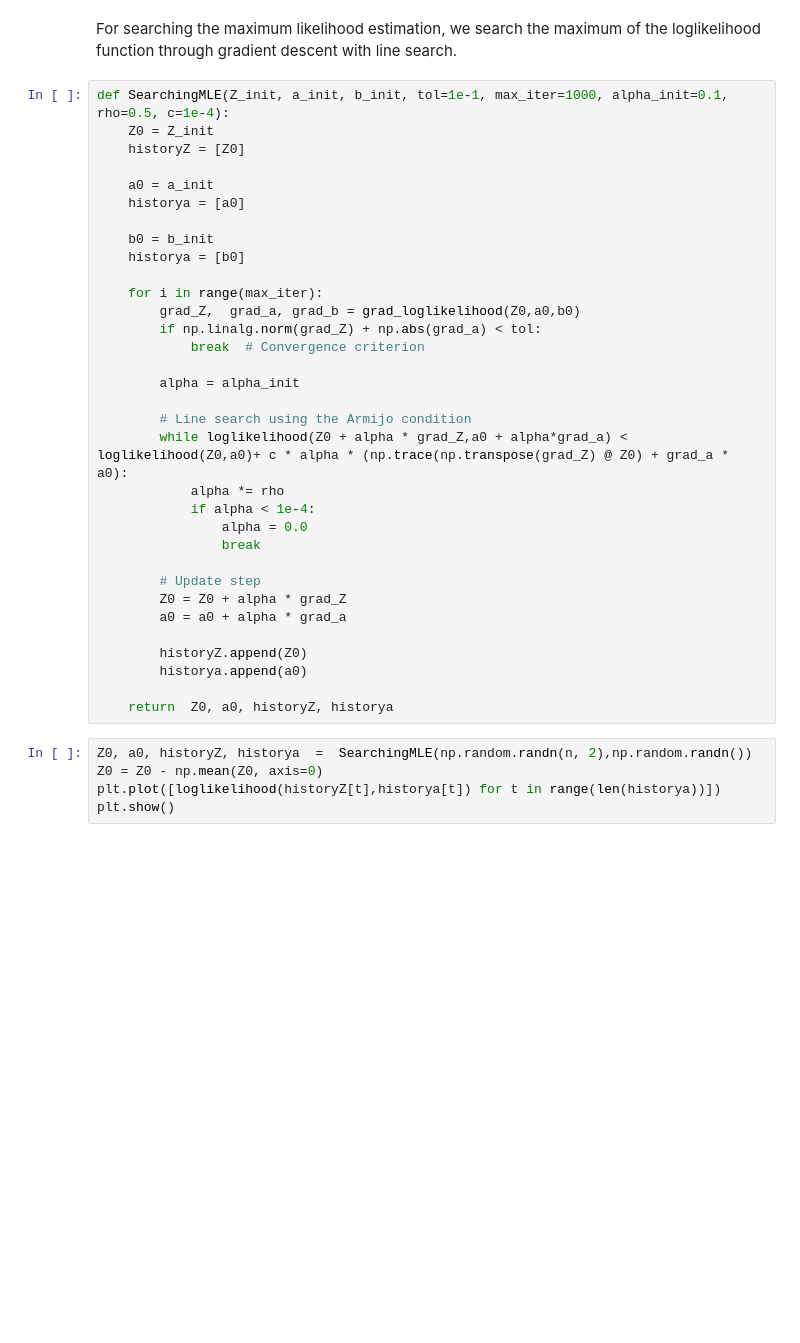
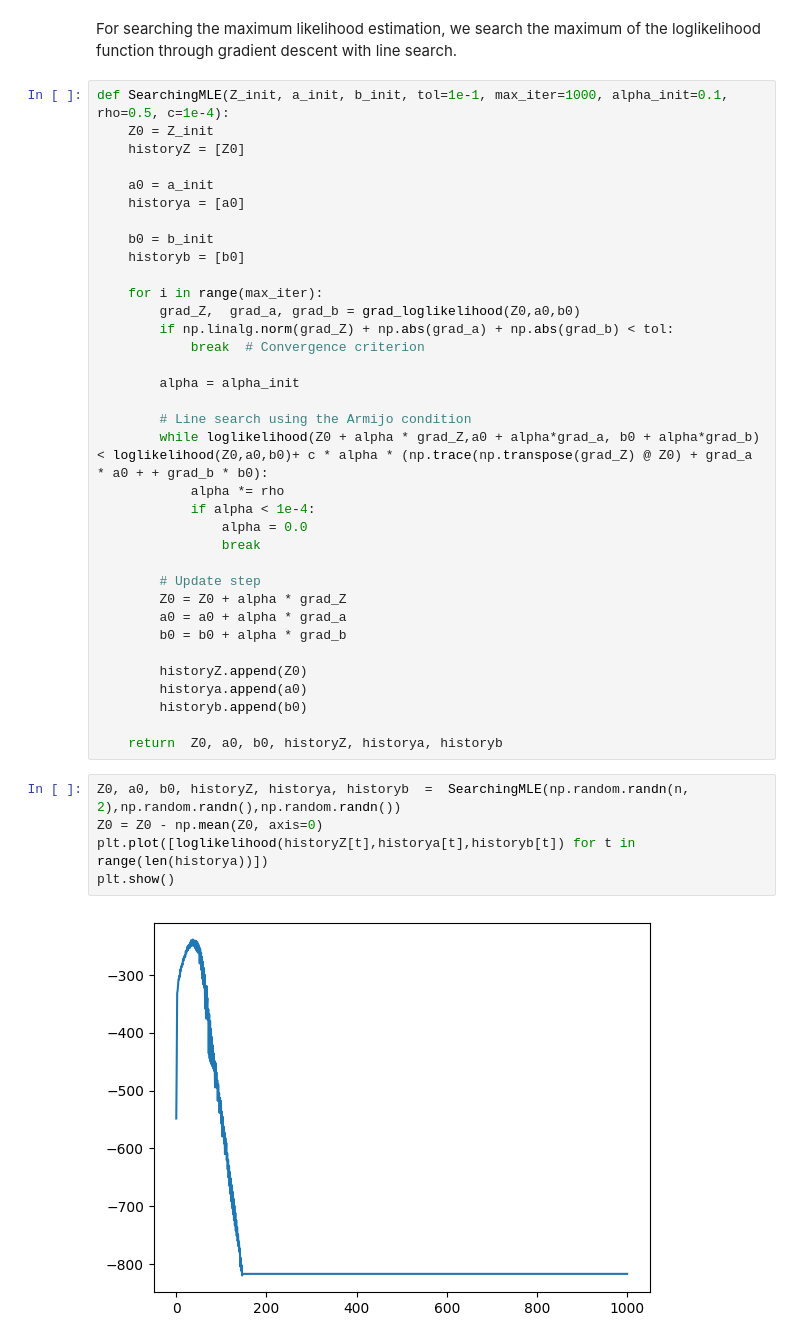
Before and after one commit to cnosa/LatentSpaces_Network_Manifold, a Jupyter notebook: ToyExample.ipynb, the cells around one changed output. Drawn from its saved outputs; the diff is of its cells as text; blank space fills up the shorter version.

```diff
--- a/ToyExample.ipynb
+++ b/ToyExample.ipynb
@@ -160,17 +161,17 @@ def SearchingMLE(Z_init, a_init, b_init, tol=1e-1, max_iter=1000, alpha_init=0.1
     historya = [a0]
 
     b0 = b_init
-    historya = [b0]
+    historyb = [b0]
 
     for i in range(max_iter):
         grad_Z,  grad_a, grad_b = grad_loglikelihood(Z0,a0,b0)
-        if np.linalg.norm(grad_Z) + np.abs(grad_a) < tol:
+        if np.linalg.norm(grad_Z) + np.abs(grad_a) + np.abs(grad_b) < tol:
             break  # Convergence criterion
 
         alpha = alpha_init
 
         # Line search using the Armijo condition
-        while loglikelihood(Z0 + alpha * grad_Z,a0 + alpha*grad_a) < loglikelihood(Z0,a0)+ c * alpha * (np.trace(np.transpose(grad_Z) @ Z0) + grad_a * a0):
+        while loglikelihood(Z0 + alpha * grad_Z,a0 + alpha*grad_a, b0 + alpha*grad_b) < loglikelihood(Z0,a0,b0)+ c * alpha * (np.trace(np.transpose(grad_Z) @ Z0) + grad_a * a0 + + grad_b * b0):
             alpha *= rho
             if alpha < 1e-4:
                 alpha = 0.0
@@ -179,13 +180,17 @@ def SearchingMLE(Z_init, a_init, b_init, tol=1e-1, max_iter=1000, alpha_init=0.1
         # Update step
         Z0 = Z0 + alpha * grad_Z
         a0 = a0 + alpha * grad_a
+        b0 = b0 + alpha * grad_b
 
         historyZ.append(Z0)
         historya.append(a0)
+        historyb.append(b0)
 
-    return  Z0, a0, historyZ, historya
+    return  Z0, a0, b0, historyZ, historya, historyb
 # %%
-Z0, a0, historyZ, historya  =  SearchingMLE(np.random.randn(n, 2),np.random.randn())
+Z0, a0, b0, historyZ, historya, historyb  =  SearchingMLE(np.random.randn(n, 2),np.random.randn(),np.random.randn())
 Z0 = Z0 - np.mean(Z0, axis=0)
-plt.plot([loglikelihood(historyZ[t],historya[t]) for t in range(len(historya))])
+plt.plot([loglikelihood(historyZ[t],historya[t],historyb[t]) for t in range(len(historya))])
 plt.show()
+# %% [output]
+[figure, added]
```
Also changed, not shown: parts of 24 cells of this notebook, 3 other files.
